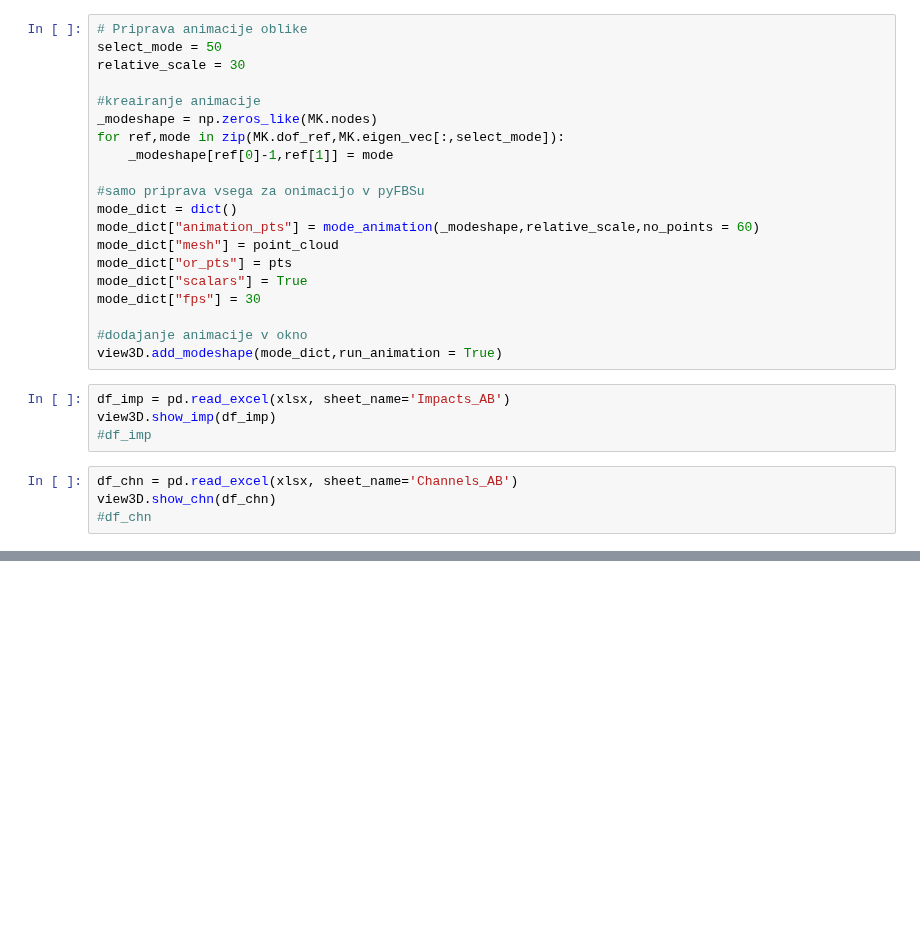
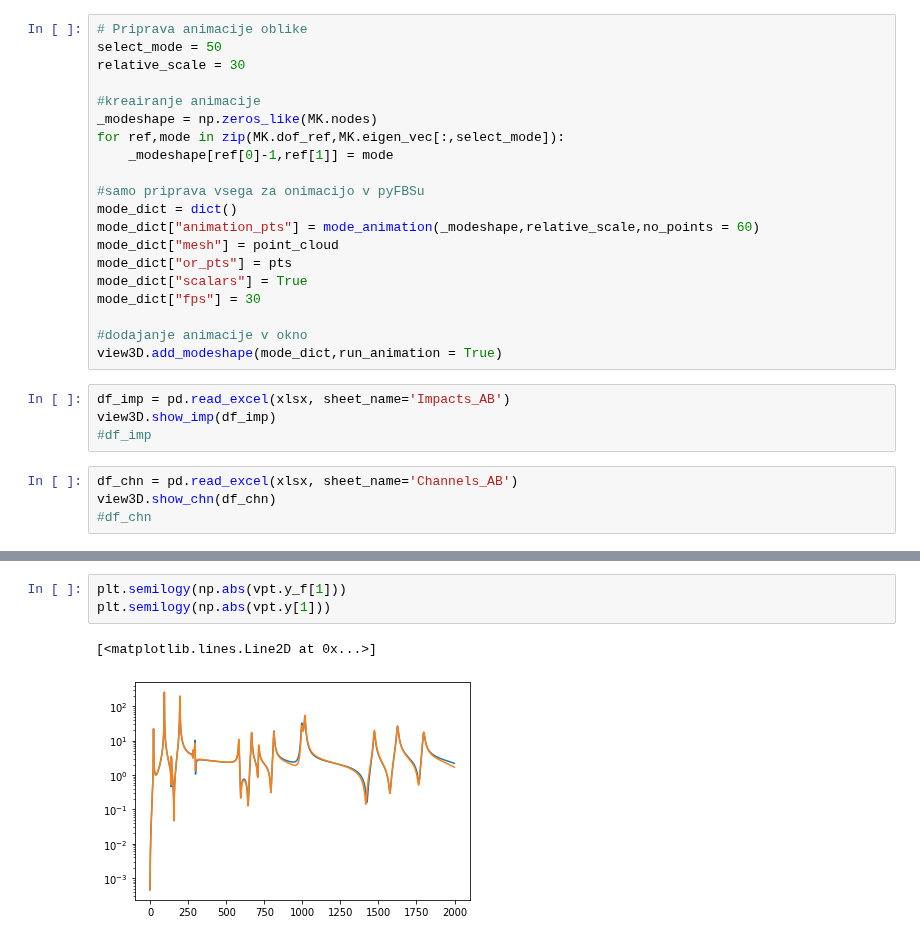
Before and after one commit to yannikmadeheim-del/pyFBS-nonlinear, a Jupyter notebook: examples/MCK_Engine_mount.ipynb, the cells around one changed output, grey strips where cells are left out. Drawn from its saved outputs; the diff is of its cells as text; blank space fills up the shorter version.

```diff
--- a/examples/MCK_Engine_mount.ipynb
+++ b/examples/MCK_Engine_mount.ipynb
@@ -121,0 +108,6 @@ plt.colorbar(shrink =.75);
+# %%
+plt.semilogy(np.abs(vpt.y_f[1]))
+plt.semilogy(np.abs(vpt.y[1]))
+# %% [output]
+[<matplotlib.lines.Line2D at 0x...>]
+[figure, added]
```
Also changed, not shown: parts of 15 cells of this notebook, 7 other files.
